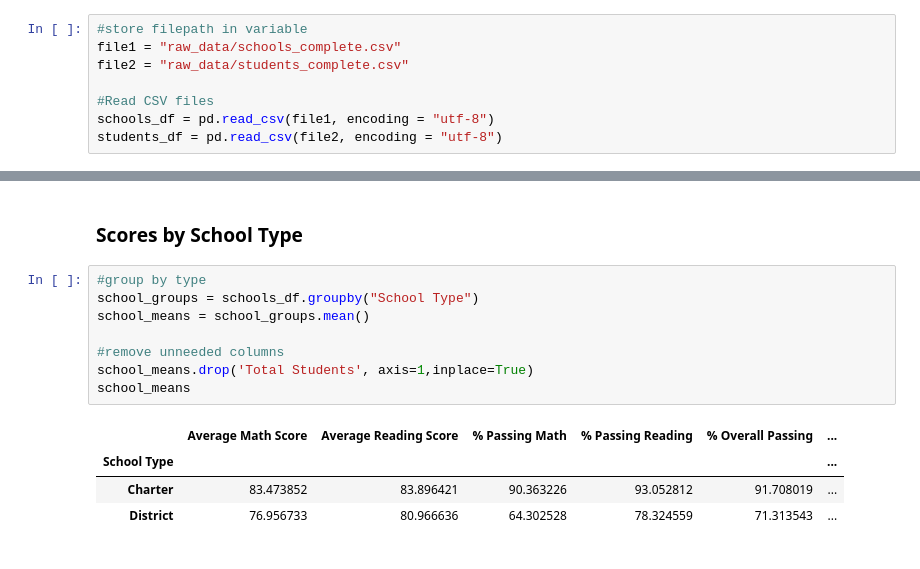
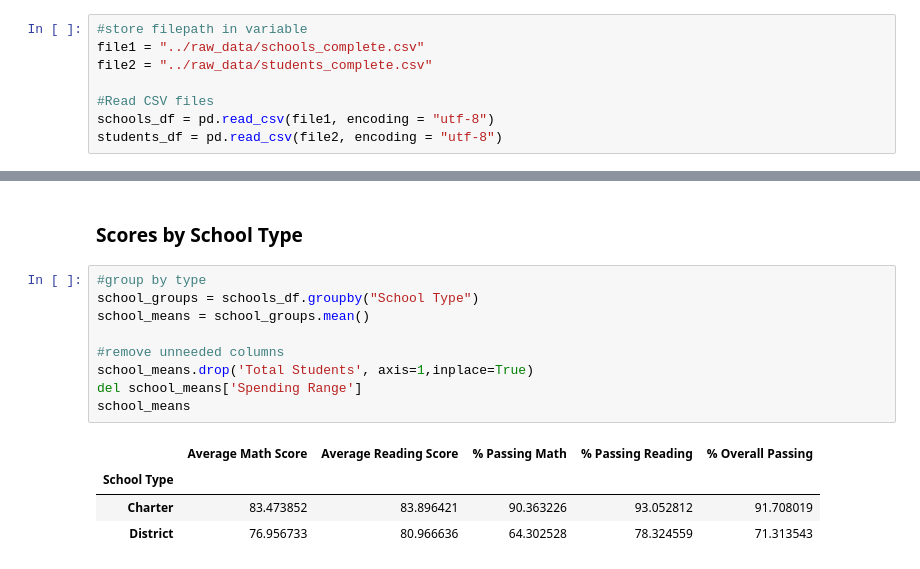
Before and after one commit to miriambrk/Homework-4---Pandas, a Jupyter notebook: Academy of Py - Miriam Berkowitz.ipynb, the cells around one changed output, grey strips where cells are left out. Saved outputs shown, nothing was run; the diff lists cells and outputs as text.

```diff
--- a/Academy of Py - Miriam Berkowitz.ipynb
+++ b/Academy of Py - Miriam Berkowitz.ipynb
@@ -11,8 +11,8 @@
 import pandas as pd
 # %%
 #store filepath in variable
-file1 = "raw_data/schools_complete.csv"
-file2 = "raw_data/students_complete.csv"
+file1 = "../raw_data/schools_complete.csv"
+file2 = "../raw_data/students_complete.csv"
 
 #Read CSV files
 schools_df = pd.read_csv(file1, encoding = "utf-8")
@@ -462,13 +441,14 @@ school_means
 # %%
 #group by type
 school_groups = schools_df.groupby("School Type")
 school_means = school_groups.mean()
 
 #remove unneeded columns
 school_means.drop('Total Students', axis=1,inplace=True)
+del school_means['Spending Range']
 school_means
 # %% [output]
-|  | Average Math Score | Average Reading Score | % Passing Math | % Passing Reading | % Overall Passing | ... |
-| School Type |  |  |  |  |  | ... |
-| Charter | 83.473852 | 83.896421 | 90.363226 | 93.052812 | 91.708019 | ... |
-| District | 76.956733 | 80.966636 | 64.302528 | 78.324559 | 71.313543 | ... |
+|  | Average Math Score | Average Reading Score | % Passing Math | % Passing Reading | % Overall Passing |
+| School Type |  |  |  |  |  |
+| Charter | 83.473852 | 83.896421 | 90.363226 | 93.052812 | 91.708019 |
+| District | 76.956733 | 80.966636 | 64.302528 | 78.324559 | 71.313543 |
```
Also changed, not shown: parts of 9 cells of this notebook, 1 other file.
